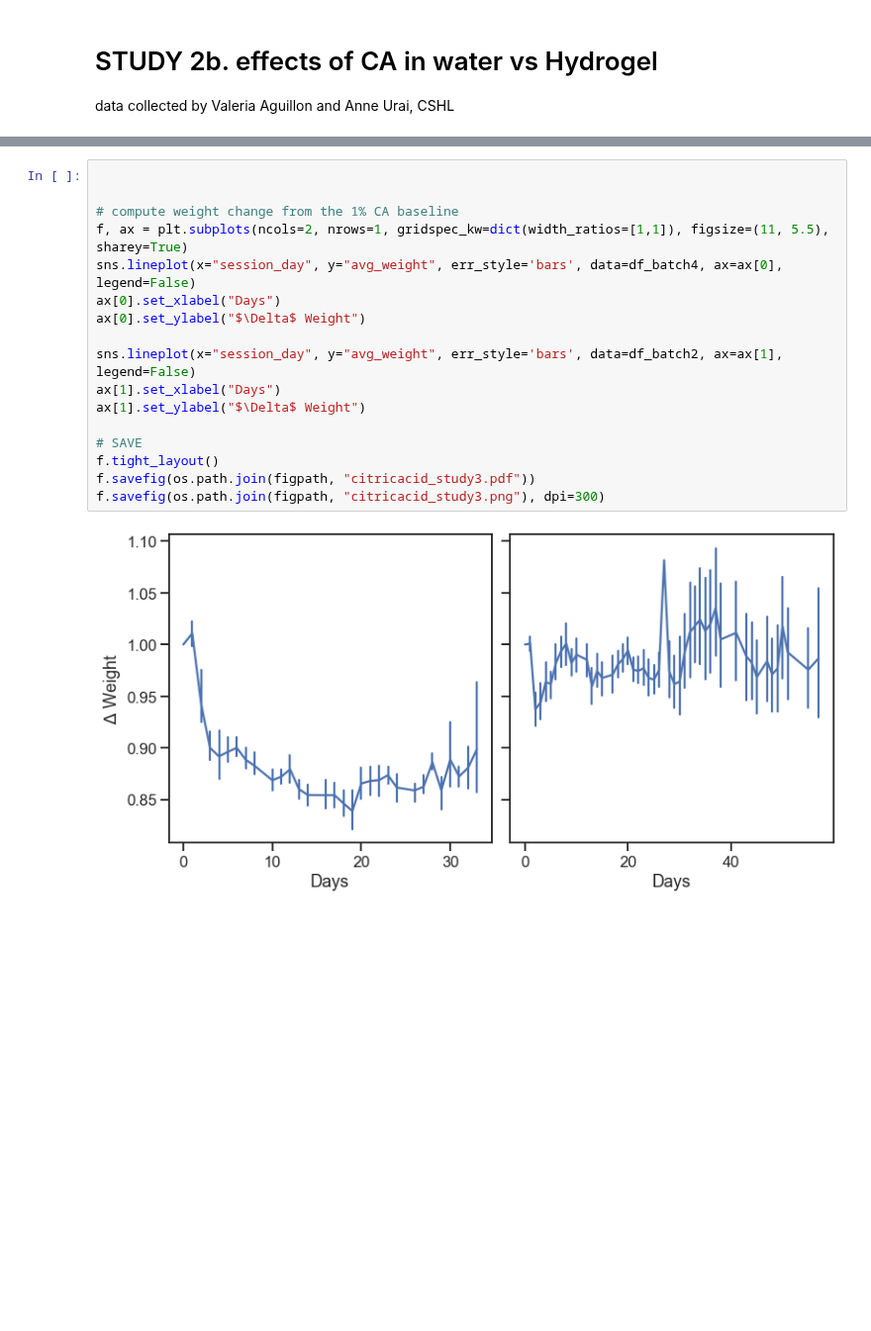
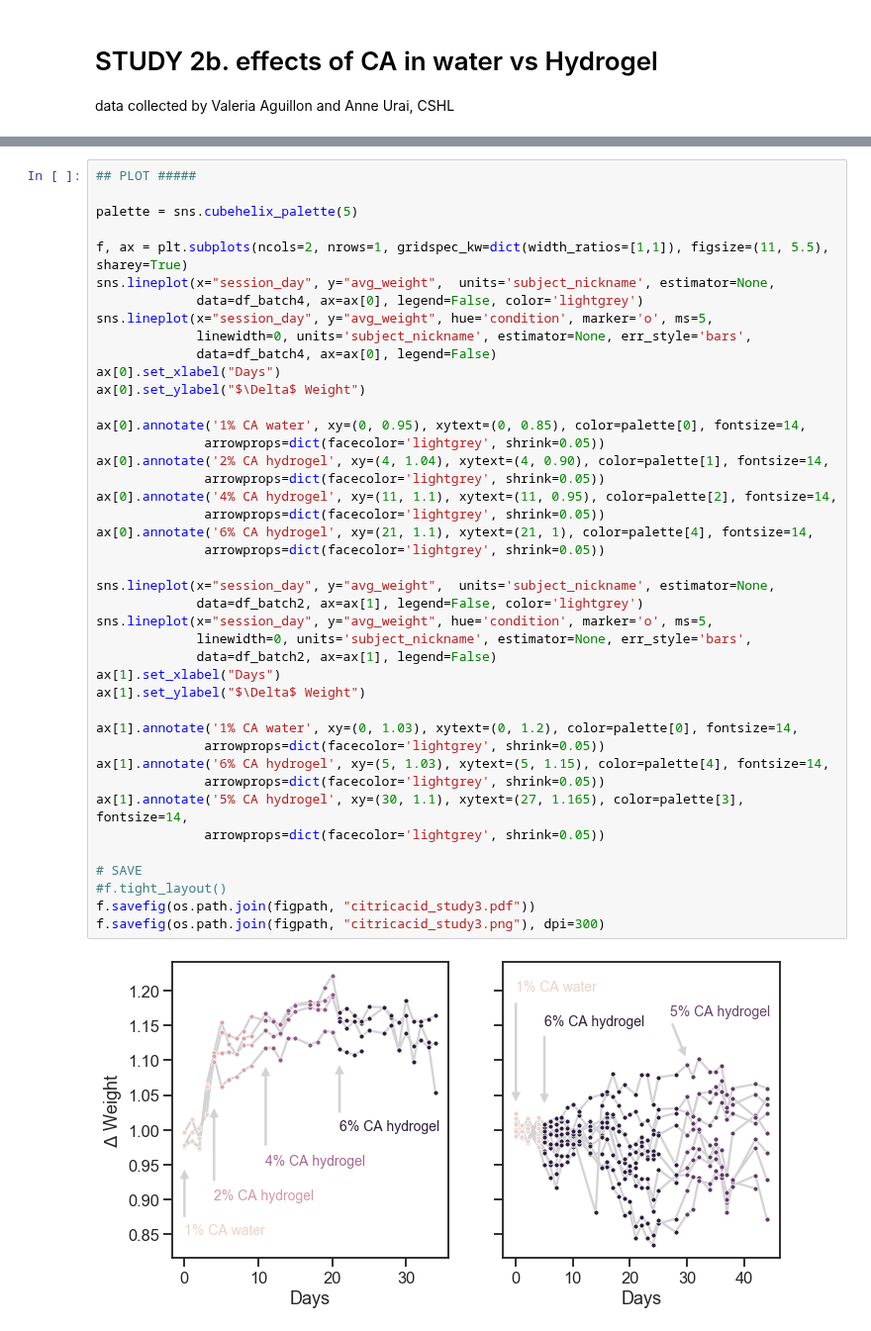
Before and after one commit to int-brain-lab/analysis, a Jupyter notebook: citricacid/citricacid_sfn_2019.ipynb, the cells around one changed output, grey strips where cells are left out. Shown at 99% size. Cells and saved outputs as stored; diff of their text form; blank space fills up the shorter version.

Commit message:
panel for study 3 with layout

```diff
--- a/citricacid/citricacid_sfn_2019.ipynb
+++ b/citricacid/citricacid_sfn_2019.ipynb
@@ -419,22 +417,47 @@ See the caveats in the documentation: http://pandas.pydata.org/pandas-docs/stabl
 A value is trying to be set on a copy of a slice from a DataFrame
 
 See the caveats in the documentation: http://pandas.pydata.org/pandas-docs/stable/user_guide/indexing.html#returning-a-view-versus-a-copy
-# %%
-
-
-# compute weight change from the 1% CA baseline
-f, ax = plt.subplots(ncols=2, nrows=1, gridspec_kw=dict(width_ratios=[1,1]), figsize=(11, 5.5), sharey=True)
-sns.lineplot(x="session_day", y="avg_weight", err_style='bars', data=df_batch4, ax=ax[0], legend=False)
-ax[0].set_xlabel("Days")
-ax[0].set_ylabel("$\Delta$ Weight")
-
-sns.lineplot(x="session_day", y="avg_weight", err_style='bars', data=df_batch2, ax=ax[1], legend=False)
-ax[1].set_xlabel("Days")
-ax[1].set_ylabel("$\Delta$ Weight")
-
-# SAVE
-f.tight_layout()
-f.savefig(os.path.join(figpath, "citricacid_study3.pdf"))
-f.savefig(os.path.join(figpath, "citricacid_study3.png"), dpi=300)
-# %% [output]
-[figure, removed]
+# %%
+## PLOT #####
+
+palette = sns.cubehelix_palette(5)
+
+f, ax = plt.subplots(ncols=2, nrows=1, gridspec_kw=dict(width_ratios=[1,1]), figsize=(11, 5.5), sharey=True)
+sns.lineplot(x="session_day", y="avg_weight",  units='subject_nickname', estimator=None,
+             data=df_batch4, ax=ax[0], legend=False, color='lightgrey')
+sns.lineplot(x="session_day", y="avg_weight", hue='condition', marker='o', ms=5,
+             linewidth=0, units='subject_nickname', estimator=None, err_style='bars',
+             data=df_batch4, ax=ax[0], legend=False)
+ax[0].set_xlabel("Days")
+ax[0].set_ylabel("$\Delta$ Weight")
+
+ax[0].annotate('1% CA water', xy=(0, 0.95), xytext=(0, 0.85), color=palette[0], fontsize=14,
+              arrowprops=dict(facecolor='lightgrey', shrink=0.05))
+ax[0].annotate('2% CA hydrogel', xy=(4, 1.04), xytext=(4, 0.90), color=palette[1], fontsize=14,
+              arrowprops=dict(facecolor='lightgrey', shrink=0.05))
+ax[0].annotate('4% CA hydrogel', xy=(11, 1.1), xytext=(11, 0.95), color=palette[2], fontsize=14,
+              arrowprops=dict(facecolor='lightgrey', shrink=0.05))
+ax[0].annotate('6% CA hydrogel', xy=(21, 1.1), xytext=(21, 1), color=palette[4], fontsize=14,
+              arrowprops=dict(facecolor='lightgrey', shrink=0.05))
+
+sns.lineplot(x="session_day", y="avg_weight",  units='subject_nickname', estimator=None,
+             data=df_batch2, ax=ax[1], legend=False, color='lightgrey')
+sns.lineplot(x="session_day", y="avg_weight", hue='condition', marker='o', ms=5,
+             linewidth=0, units='subject_nickname', estimator=None, err_style='bars',
+             data=df_batch2, ax=ax[1], legend=False)
+ax[1].set_xlabel("Days")
+ax[1].set_ylabel("$\Delta$ Weight")
+
+ax[1].annotate('1% CA water', xy=(0, 1.03), xytext=(0, 1.2), color=palette[0], fontsize=14,
+              arrowprops=dict(facecolor='lightgrey', shrink=0.05))
+ax[1].annotate('6% CA hydrogel', xy=(5, 1.03), xytext=(5, 1.15), color=palette[4], fontsize=14,
+              arrowprops=dict(facecolor='lightgrey', shrink=0.05))
+ax[1].annotate('5% CA hydrogel', xy=(30, 1.1), xytext=(27, 1.165), color=palette[3], fontsize=14,
+              arrowprops=dict(facecolor='lightgrey', shrink=0.05))
+
+# SAVE
+#f.tight_layout()
+f.savefig(os.path.join(figpath, "citricacid_study3.pdf"))
+f.savefig(os.path.join(figpath, "citricacid_study3.png"), dpi=300)
+# %% [output]
+[figure, added]
```
Also changed, not shown: parts of 2 cells of this notebook.
